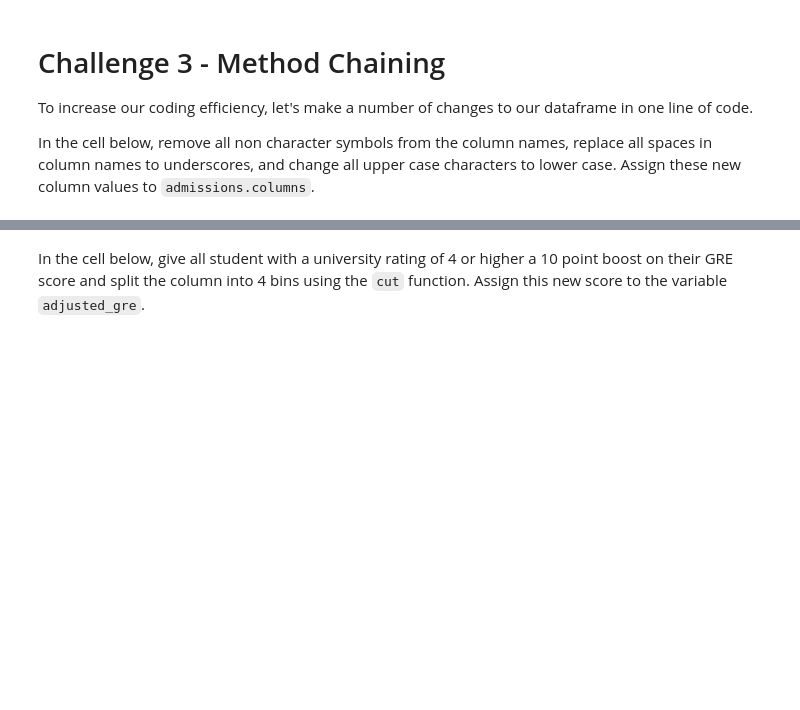
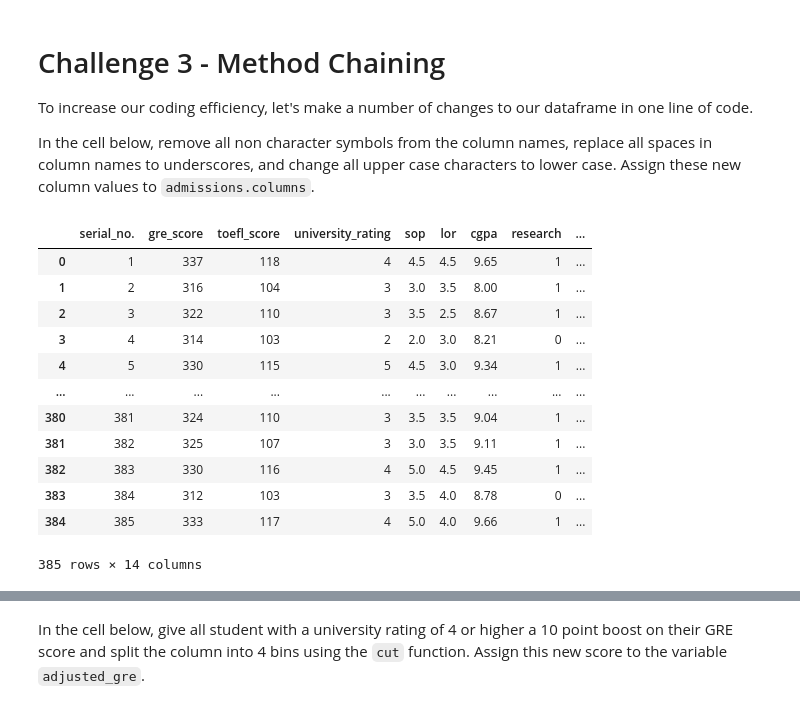
Before and after one commit to ta-data-lis/lab-advanced-pandas, a Jupyter notebook: your-code/main.ipynb, the cells around one changed output, grey strips where cells are left out. Cells and saved outputs as stored; diff of their text form; code cells hidden in the pictures; blank space fills up the shorter version.

```diff
--- a/your-code/main.ipynb
+++ b/your-code/main.ipynb
@@ -227,6 +228,7 @@ We will generate the decision choice at random using the code below. Please run
 # Libraries
 from random import choices
 # %%
-std_columns = ['CGPA_std', 'GRE_std', 'LOR_std']
+std_columns = ['CGPA_std2', 'GRE_Std', 'LOR_Std']
 
 decision_choice = choices(std_columns, k=admissions.shape[0])
+decision_choice
@@ -234,3 +254,7 @@ decision_choice = choices(std_columns, k=admissions.shape[0])
 Now create the deciding column using the `lookup` function. The lookup column is `decision_choice` found above. Call the column resulting from the lookup function `deciding_column` and add it to the `admissions` dataframe.
 # %%
 # your code here
+admissions["deciding_column"]= admissions.lookup(admissions.index, decision_choice)
+
+
+admissions.head()
@@ -240,0 +270,5 @@ Create a column called `decision` in the `admissions` dataframe. Assign 1 to thi
+# %%
+# your code here
+decisionsl= lambda x : 1 if x> 0.8 else 0
+admissions["decision"]=[decisionsl(x) for x in admissions["deciding_column"]]
+admissions.head(10)
@@ -252,0 +302,20 @@ In the cell below, remove all non character symbols from the column names, repla
+# %%
+#not sure if replace columns or add . if not i would use inplace = True
+admissions = admissions.rename(columns = {'Serial No.': "serial_no.", 'GRE Score': "gre_score", 'TOEFL Score':"toefl_score", 'University Rating': "university_rating", 'SOP': "sop",
+       'LOR ': "lor", 'CGPA': "cgpa", 'Research': "research", 'Chance of Admit': "chance_of_admit", 'CGPA_std2': "cgpa_std2", "gre-std":"gre_std",
+       'LOR_Std':"lor_std", 'deciding_column': "deciding_column", 'decision':"decision"}, inplace = False)
+admissions
+# %% [output]
+|  | serial_no. | gre_score | toefl_score | university_rating | sop | lor | cgpa | research | ... |
+| 0 | 1 | 337 | 118 | 4 | 4.5 | 4.5 | 9.65 | 1 | ... |
+| 1 | 2 | 316 | 104 | 3 | 3.0 | 3.5 | 8.00 | 1 | ... |
+| 2 | 3 | 322 | 110 | 3 | 3.5 | 2.5 | 8.67 | 1 | ... |
+| 3 | 4 | 314 | 103 | 2 | 2.0 | 3.0 | 8.21 | 0 | ... |
+| 4 | 5 | 330 | 115 | 5 | 4.5 | 3.0 | 9.34 | 1 | ... |
+| ... | ... | ... | ... | ... | ... | ... | ... | ... | ... |
+| 380 | 381 | 324 | 110 | 3 | 3.5 | 3.5 | 9.04 | 1 | ... |
+| 381 | 382 | 325 | 107 | 3 | 3.0 | 3.5 | 9.11 | 1 | ... |
+| 382 | 383 | 330 | 116 | 4 | 5.0 | 4.5 | 9.45 | 1 | ... |
+| 383 | 384 | 312 | 103 | 3 | 3.5 | 4.0 | 8.78 | 0 | ... |
+| 384 | 385 | 333 | 117 | 4 | 5.0 | 4.0 | 9.66 | 1 | ... |
+385 rows × 14 columns
```
Also changed, not shown: parts of 15 cells of this notebook.
